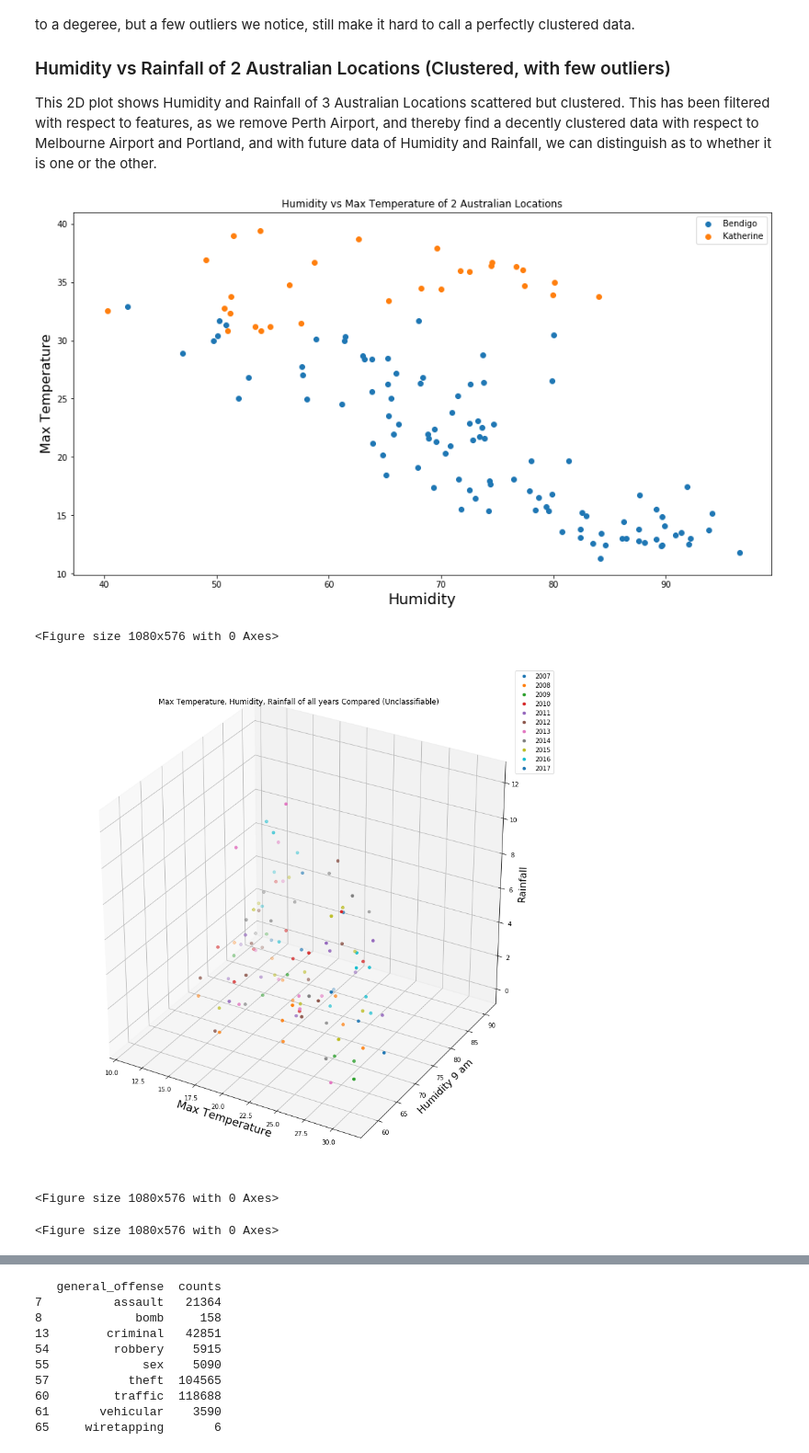
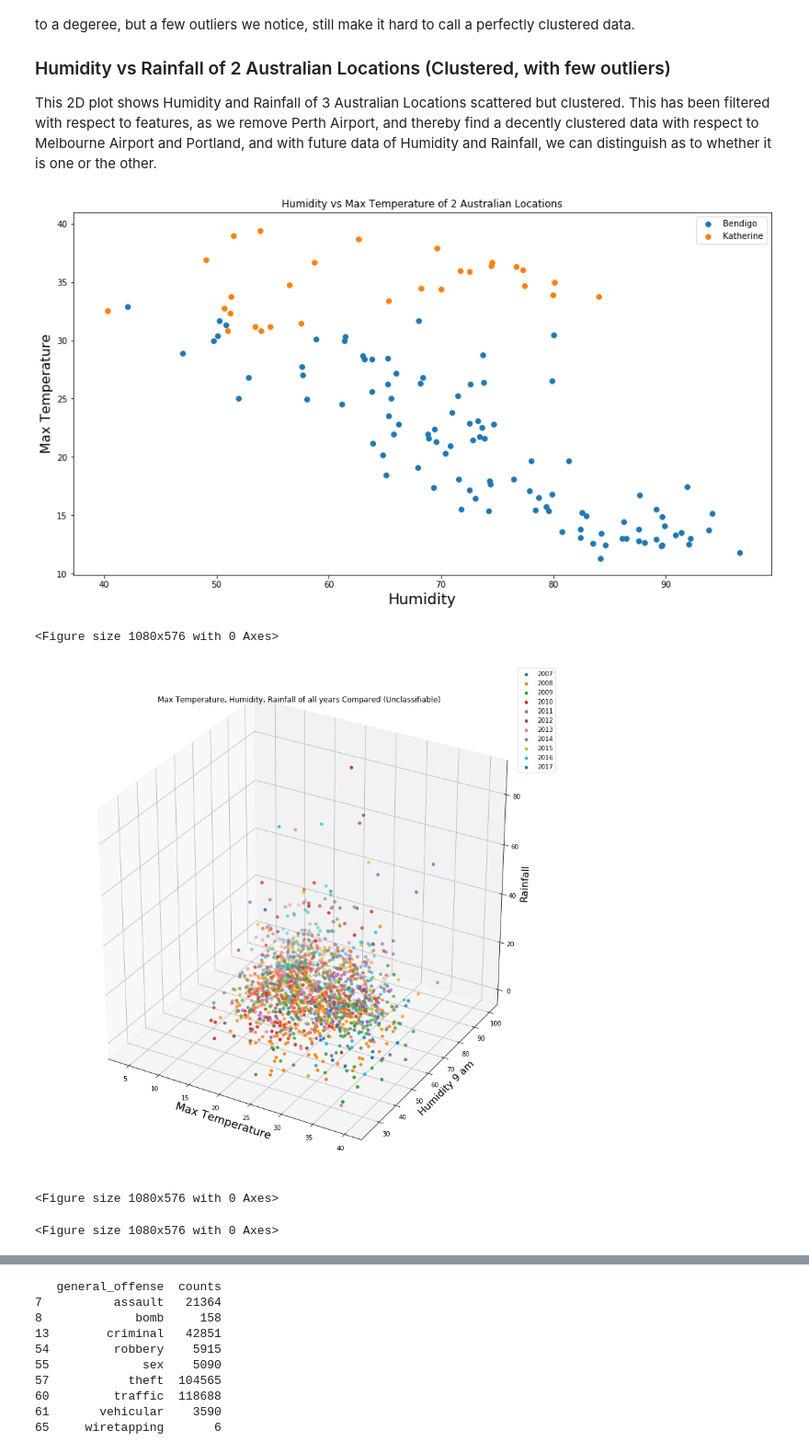
Before and after one commit to anirudhnarayanan/ITCS-6156-Machine-Learning, a Jupyter notebook: Assignment/assignment-1/Assignment1.ipynb, the cells around one changed output, grey strips where cells are left out. Shown at 92% size. Saved outputs shown, nothing was run; the diff lists cells and outputs as text; code cells hidden in the pictures.

```diff
--- a/Assignment/assignment-1/Assignment1.ipynb
+++ b/Assignment/assignment-1/Assignment1.ipynb
@@ -238,7 +239,7 @@ for name,group in grouped_2013.groupby("Location"):
 
 
 
-grouped3d = df.groupby([df.Date.str[:7],"Location"])["Location","MaxTemp","Humidity9am","Rainfall"].mean().reset_index()
+grouped3d = df.groupby([df.Date.str[:],"Location"])["Location","MaxTemp","Humidity9am","Rainfall"].mean().reset_index()
 
 grouped3d = grouped3d[grouped3d["Location"]=="Canberra"]
 
@@ -260,7 +261,7 @@ for name,group in grouped3d.groupby(grouped3d.Date.str[:4]):
 
 grouped3d = grouped3d[grouped3d["Location"]=="Canberra"].reset_index()
 
-grouped3d =  grouped3d[(grouped3d["Date"].str[:4] == "2010") | (grouped3d["Date"].str[:4] == "2008")]
+grouped3d =  grouped3d[(grouped3d["Date"].str[:4] == "2014") | (grouped3d["Date"].str[:4] == "2015")| (grouped3d["Date"].str[:4] == "2016") | (grouped3d["Date"].str[:4] == "2017")]
 
 #DATA HERE CAN BE CLASSIFIED BETWEEN 2008 and 2010
 
@@ -290,33 +291,33 @@ canberra_df_clouds = df.groupby([df.Date.str[:7]]).mean().reset_index()[["Date",
 #canberra_rainfall_df = canberra_rainfall_df[(canberra_rainfall_df["Location"]=="Katherine")  | (canberra_rainfall_df["Location"]=="Bendigo")]
 
 canberra_rainfall_df = canberra_rainfall_df[(canberra_rainfall_df["Location"]=="Portland")  | (canberra_rainfall_df["Location"]=="MelbourneAirport") | (canberra_rainfall_df["Location"]=="PerthAirport") ]
 
 
 plt.title("Humidity vs Rainfall of 3 Australian Locations (Clustered, with many outliers)")
 plt.xlabel('Humidity 3pm', fontsize=18)
 plt.ylabel('Rainfall', fontsize=16)
 for name,group in canberra_rainfall_df.groupby("Location"):
     plt.scatter(group["Humidity3pm"],group["Rainfall"],label=name)
     plt.legend()
 
 
 
 plt.show()
 
 plt.figure(figsize=(15,8))
 canberra_rainfall_df = canberra_rainfall_df[(canberra_rainfall_df["Location"]=="Portland")  | (canberra_rainfall_df["Location"]=="MelbourneAirport") ]
 
 
 
 plt.title("Humidity vs Rainfall of 2 Australian Locations (Clustered, with few outliers)")
 plt.xlabel('Humidity 3pm', fontsize=18)
 plt.ylabel('Rainfall', fontsize=16)
 for name,group in canberra_rainfall_df.groupby("Location"):
     plt.scatter(group["Humidity3pm"],group["Rainfall"],label=name)
     plt.legend()
 # %% [output]
 [figure]
 <Figure size 1080x576 with 0 Axes>
-[figure, old version]
+[figure, new version]
 <Figure size 1080x576 with 0 Axes>
 <Figure size 1080x576 with 0 Axes>
```
Also changed, not shown: parts of 2 cells of this notebook, 19 other files.
